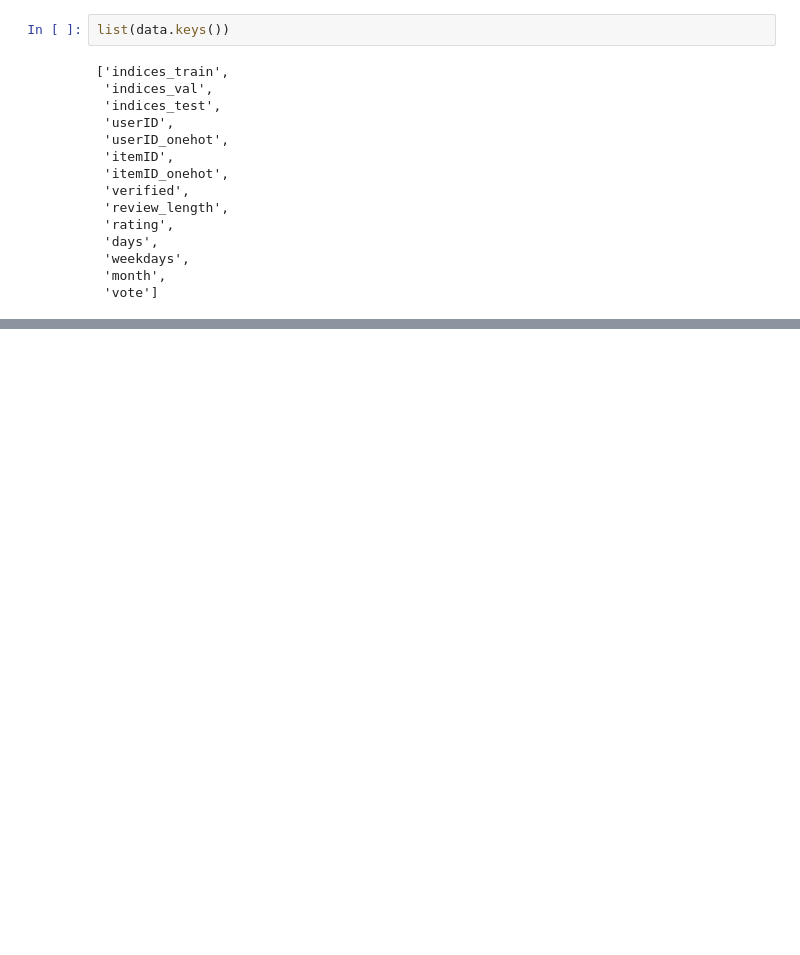
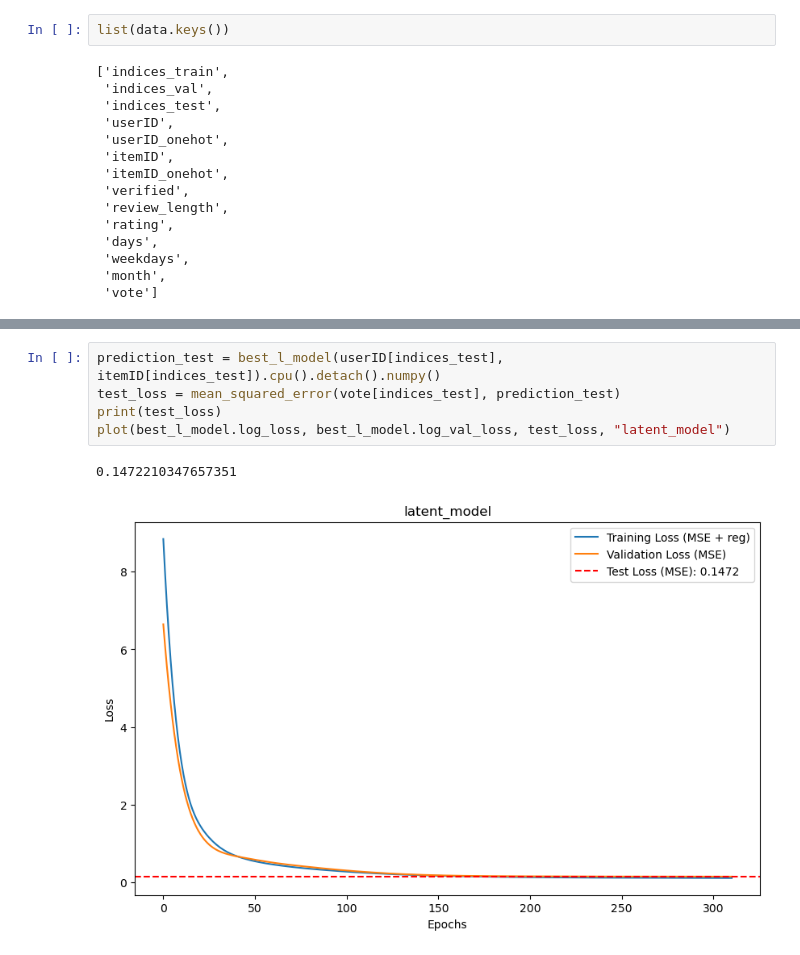
Before and after one commit to weixiao-zhan/CSE258_assignment2, a Jupyter notebook: regression_latent_factor.ipynb, the cells around one changed output, grey strips where cells are left out. Drawn from its saved outputs; the diff is of its cells as text; blank space fills up the shorter version.

```diff
--- a/regression_latent_factor.ipynb
+++ b/regression_latent_factor.ipynb
@@ -112,0 +247,8 @@ mean_squared_error(vote[indices_test], prediction_test)
+# %%
+prediction_test = best_l_model(userID[indices_test], itemID[indices_test]).cpu().detach().numpy()
+test_loss = mean_squared_error(vote[indices_test], prediction_test)
+print(test_loss)
+plot(best_l_model.log_loss, best_l_model.log_val_loss, test_loss, "latent_model")
+# %% [output]
+0.1472210347657351
+[figure, added]
```
Also changed, not shown: parts of 17 cells of this notebook, 1 other file.
